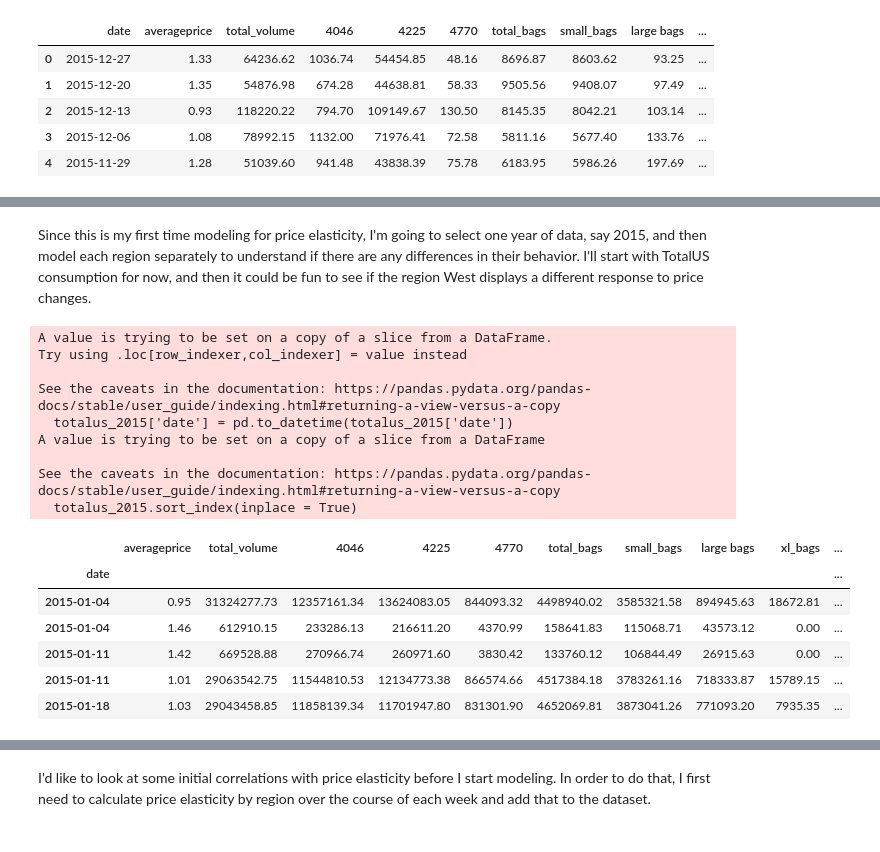
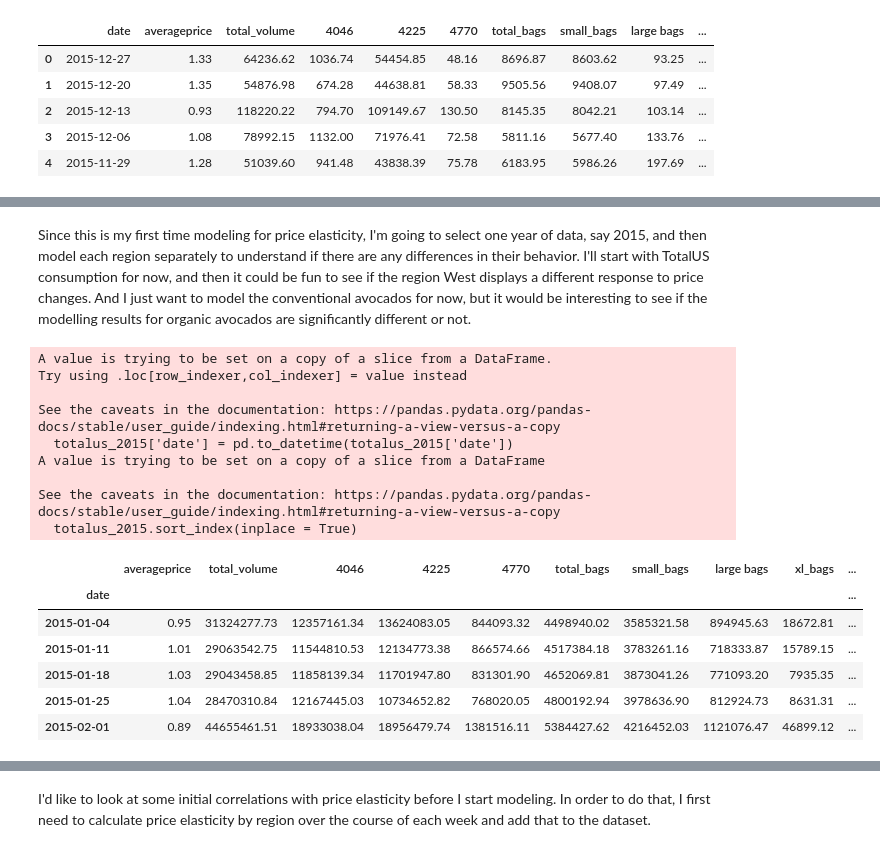
Before and after one commit to melissammcmillan/price_elasticity_of_avocados, a Jupyter notebook: 1_Avocado_EDA.ipynb, the cells around one changed output, grey strips where cells are left out. Drawn from its saved outputs; the diff is of its cells as text; code cells hidden in the pictures.

```diff
--- a/1_Avocado_EDA.ipynb
+++ b/1_Avocado_EDA.ipynb
@@ -133,28 +133,28 @@ dtype: int64
 # Looks like a clean dataset
 # %% [markdown]
 Since this is my first time modeling for price elasticity, I'm going to select one year of data, say 2015, and then model each region separately to
-understand if there are any differences in their behavior. I'll start with TotalUS consumption for now, and then it could be fun to see if the region West displays a different response to price changes.
+understand if there are any differences in their behavior. I'll start with TotalUS consumption for now, and then it could be fun to see if the region West displays a different response to price changes. And I just want to model the conventional avocados for now, but it would be interesting to see if the modelling results for organic avocados are significantly different or not.
 # %%
 # Create the totalus_2015 dataset
-totalus_2015 = avodata[(avodata['region'] == 'TotalUS') & (avodata['year'] == 2015)]
+totalus_2015 = avodata[(avodata['region'] == 'TotalUS') & (avodata['year'] == 2015) & (avodata['type'] == 'conventional')]
 totalus_2015['date'] = pd.to_datetime(totalus_2015['date'])
 totalus_2015.set_index('date', inplace = True)
 totalus_2015.sort_index(inplace = True)
 totalus_2015.head()
 # %% [output]
 A value is trying to be set on a copy of a slice from a DataFrame.
 Try using .loc[row_indexer,col_indexer] = value instead
 
 See the caveats in the documentation: https://pandas.pydata.org/pandas-docs/stable/user_guide/indexing.html#returning-a-view-versus-a-copy
   totalus_2015['date'] = pd.to_datetime(totalus_2015['date'])
 A value is trying to be set on a copy of a slice from a DataFrame
 
 See the caveats in the documentation: https://pandas.pydata.org/pandas-docs/stable/user_guide/indexing.html#returning-a-view-versus-a-copy
   totalus_2015.sort_index(inplace = True)
 |  | averageprice | total_volume | 4046 | 4225 | 4770 | total_bags | small_bags | large bags | xl_bags | ... |
 | date |  |  |  |  |  |  |  |  |  | ... |
 | 2015-01-04 | 0.95 | 31324277.73 | 12357161.34 | 13624083.05 | 844093.32 | 4498940.02 | 3585321.58 | 894945.63 | 18672.81 | ... |
-| 2015-01-04 | 1.46 | 612910.15 | 233286.13 | 216611.20 | 4370.99 | 158641.83 | 115068.71 | 43573.12 | 0.00 | ... |
-| 2015-01-11 | 1.42 | 669528.88 | 270966.74 | 260971.60 | 3830.42 | 133760.12 | 106844.49 | 26915.63 | 0.00 | ... |
 | 2015-01-11 | 1.01 | 29063542.75 | 11544810.53 | 12134773.38 | 866574.66 | 4517384.18 | 3783261.16 | 718333.87 | 15789.15 | ... |
 | 2015-01-18 | 1.03 | 29043458.85 | 11858139.34 | 11701947.80 | 831301.90 | 4652069.81 | 3873041.26 | 771093.20 | 7935.35 | ... |
+| 2015-01-25 | 1.04 | 28470310.84 | 12167445.03 | 10734652.82 | 768020.05 | 4800192.94 | 3978636.90 | 812924.73 | 8631.31 | ... |
+| 2015-02-01 | 0.89 | 44655461.51 | 18933038.04 | 18956479.74 | 1381516.11 | 5384427.62 | 4216452.03 | 1121076.47 | 46899.12 | ... |
```
Also changed, not shown: parts of 2 cells of this notebook.
